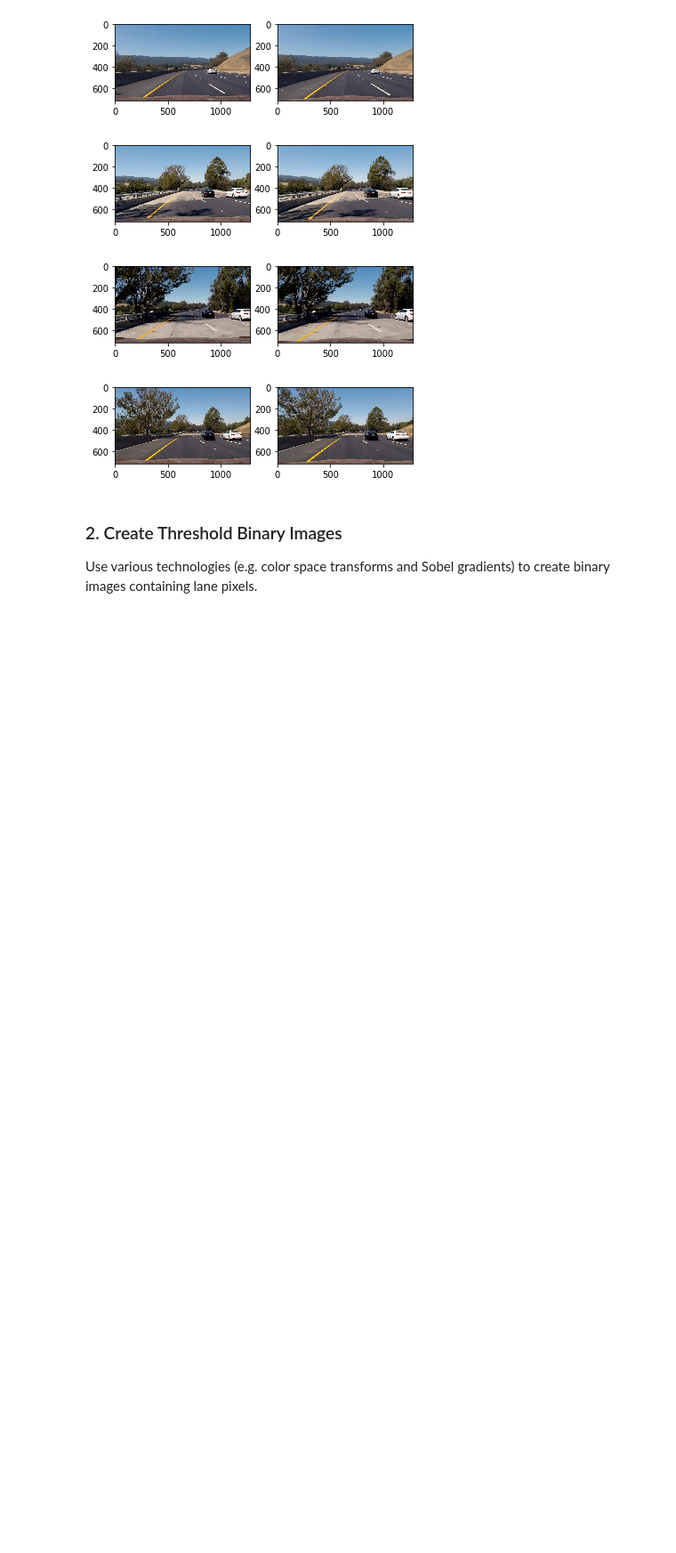
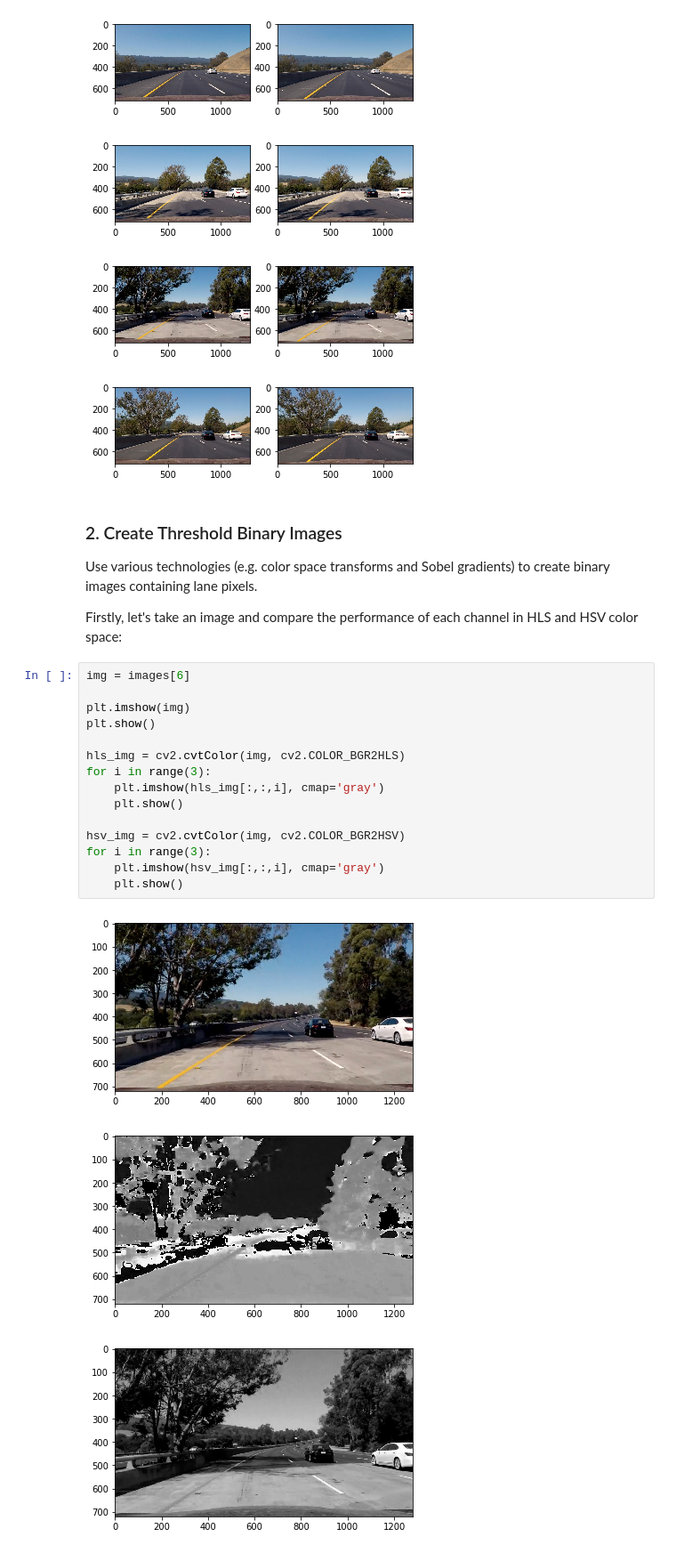
Before and after one commit to dmsehuang/CarND-Advanced-Lane-Lines, a Jupyter notebook: Advanced_Lane_Lines.ipynb, the cells around one changed output. Shown at 89% size. Drawn from its saved outputs; the diff is of its cells as text; blank space fills up the shorter version.

```diff
--- a/Advanced_Lane_Lines.ipynb
+++ b/Advanced_Lane_Lines.ipynb
@@ -114,3 +114,24 @@ for file in files:
 ### 2. Create Threshold Binary Images
 
 Use various technologies (e.g. color space transforms and Sobel gradients) to create binary images containing lane pixels.
+
+Firstly, let's take an image and compare the performance of each channel in HLS and HSV color space:
+# %%
+img = images[6]
+
+plt.imshow(img)
+plt.show()
+
+hls_img = cv2.cvtColor(img, cv2.COLOR_BGR2HLS)
+for i in range(3):
+    plt.imshow(hls_img[:,:,i], cmap='gray')
+    plt.show()
+
+hsv_img = cv2.cvtColor(img, cv2.COLOR_BGR2HSV)
+for i in range(3):
+    plt.imshow(hsv_img[:,:,i], cmap='gray')
+    plt.show()
+# %% [output]
+[figure, added]
+[figure, added]
+[figure, added]
```
Also changed, not shown: parts of 2 cells of this notebook.
